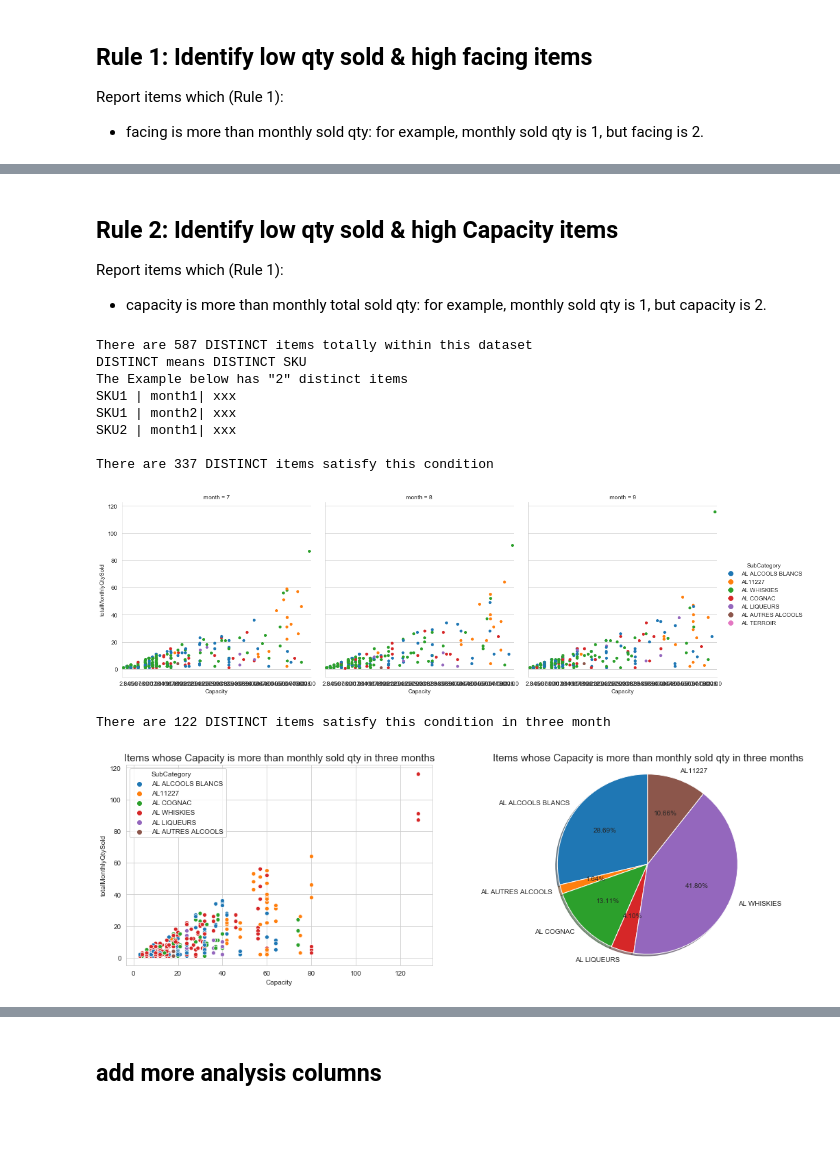
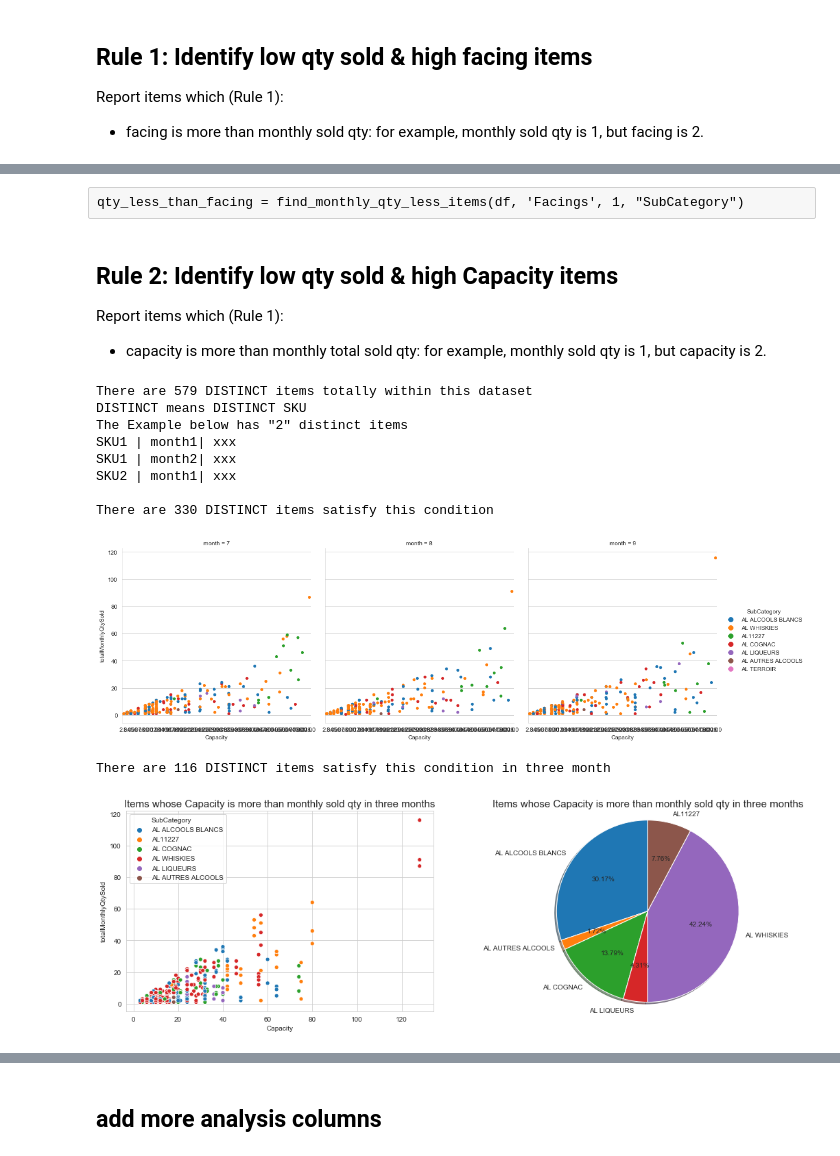
Before and after one commit to YiranJing/Lagardere_CommercialAnalysis, a Jupyter notebook: InventoryOptimization/notebook/CheckItems_bySubCategory.ipynb, the cells around one changed output, grey strips where cells are left out. Cells and saved outputs as stored; diff of their text form; code cells hidden in the pictures; blank space fills up the shorter version.

Commit message:
Separate incorrect items based on harry finding.

```diff
--- a/InventoryOptimization/notebook/CheckItems_bySubCategory.ipynb
+++ b/InventoryOptimization/notebook/CheckItems_bySubCategory.ipynb
@@ -152,3 +139,5 @@ There are 16 DISTINCT items satisfy this condition in three month
+# %% [raw]
+qty_less_than_facing = find_monthly_qty_less_items(df, 'Facings', 1, "SubCategory")
 # %% [markdown]
 ## Rule 2: Identify low qty sold & high Capacity items
 
@@ -156,18 +145,18 @@ There are 16 DISTINCT items satisfy this condition in three month
 Report items which (Rule 1):
 - capacity is more than monthly total sold qty: for example, monthly sold qty is 1, but capacity is 2.
 # %%
-qty_less_than_capacity = find_monthly_qty_less_items(df, 'Capacity',1, "SubCategory")
+qty_less_than_capacity, full_month_items = find_monthly_qty_less_items(df, 'Capacity',1, "SubCategory")
 # %% [output]
-There are 587 DISTINCT items totally within this dataset
+There are 579 DISTINCT items totally within this dataset
 DISTINCT means DISTINCT SKU
 The Example below has "2" distinct items
 SKU1 | month1| xxx
 SKU1 | month2| xxx
 SKU2 | month1| xxx
 
-There are 337 DISTINCT items satisfy this condition
+There are 330 DISTINCT items satisfy this condition
-[figure, old version]
+[figure, new version]
-There are 122 DISTINCT items satisfy this condition in three month
+There are 116 DISTINCT items satisfy this condition in three month
-[figure, old version]
+[figure, new version]
 # %%
 qty_less_than_capacity.select('SKU', 'SubCategory', "Facings",'Capacity','Classification',
```
Also changed, not shown: parts of 19 cells of this notebook, 1 other file.
